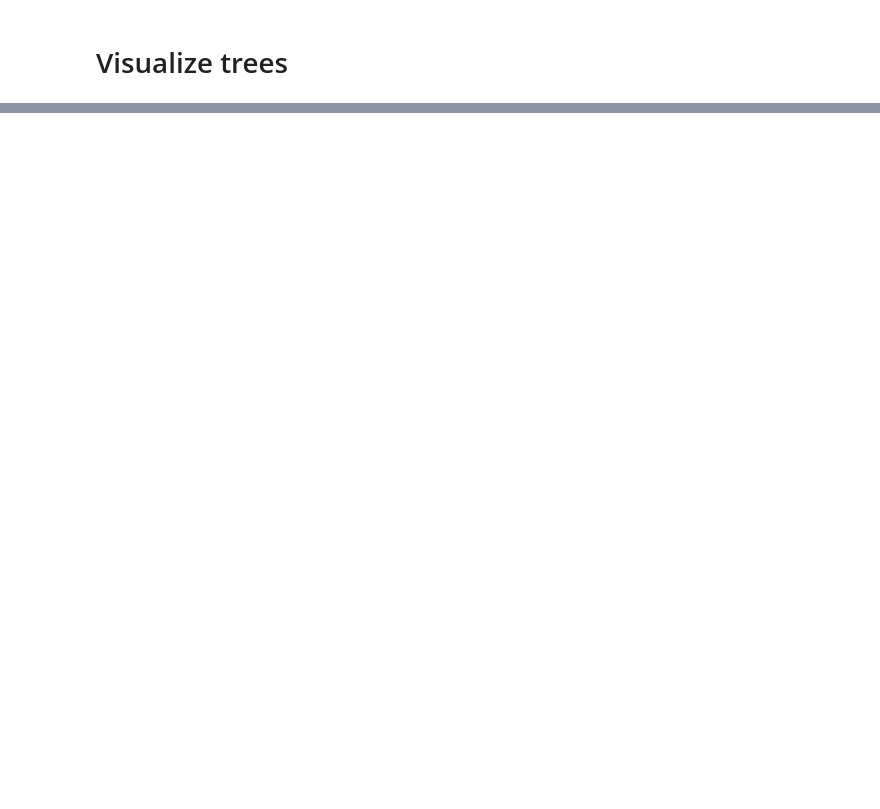
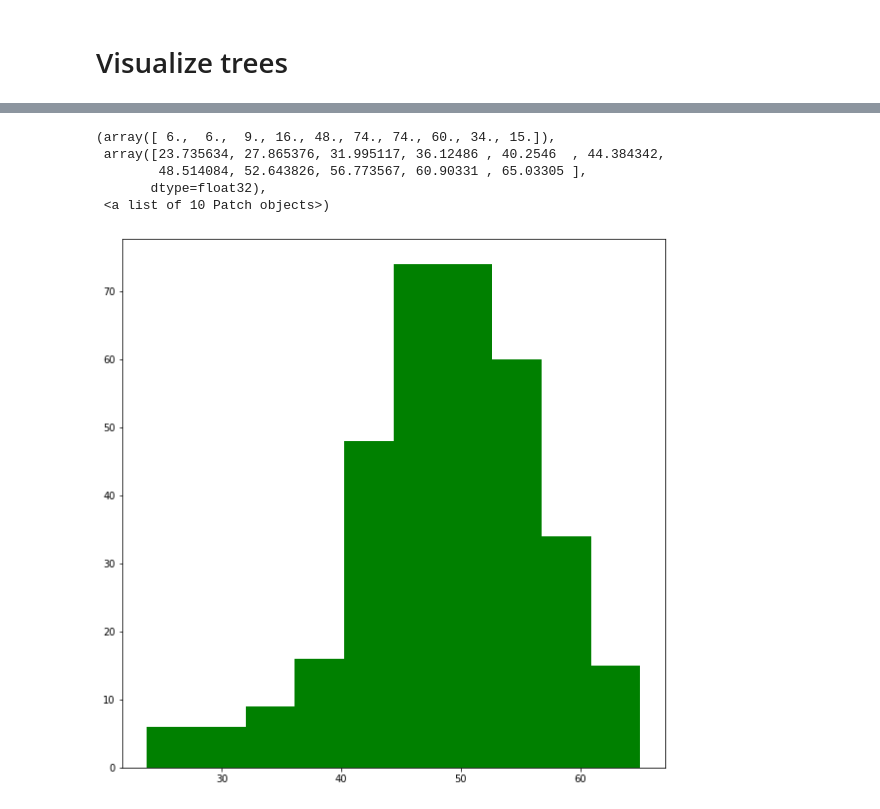
Before and after one commit to ostroskianais/yield-prediction, a Jupyter notebook: yield_model.ipynb, the cells around one changed output, grey strips where cells are left out. Cells and saved outputs as stored; diff of their text form; code cells hidden in the pictures; blank space fills up the shorter version.

```diff
--- a/yield_model.ipynb
+++ b/yield_model.ipynb
@@ -259,0 +232,10 @@ tfdf.model_plotter.plot_model_in_colab(model_1, tree_idx=8)
+# %%
+plt.figure(figsize=(10,10))
+plt.hist(pred_test, facecolor='g')
+# %% [output]
+(array([ 6.,  6.,  9., 16., 48., 74., 74., 60., 34., 15.]),
+ array([23.735634, 27.865376, 31.995117, 36.12486 , 40.2546  , 44.384342,
+        48.514084, 52.643826, 56.773567, 60.90331 , 65.03305 ],
+       dtype=float32),
+ <a list of 10 Patch objects>)
+[figure, added]
```
Also changed, not shown: parts of 24 cells of this notebook.
